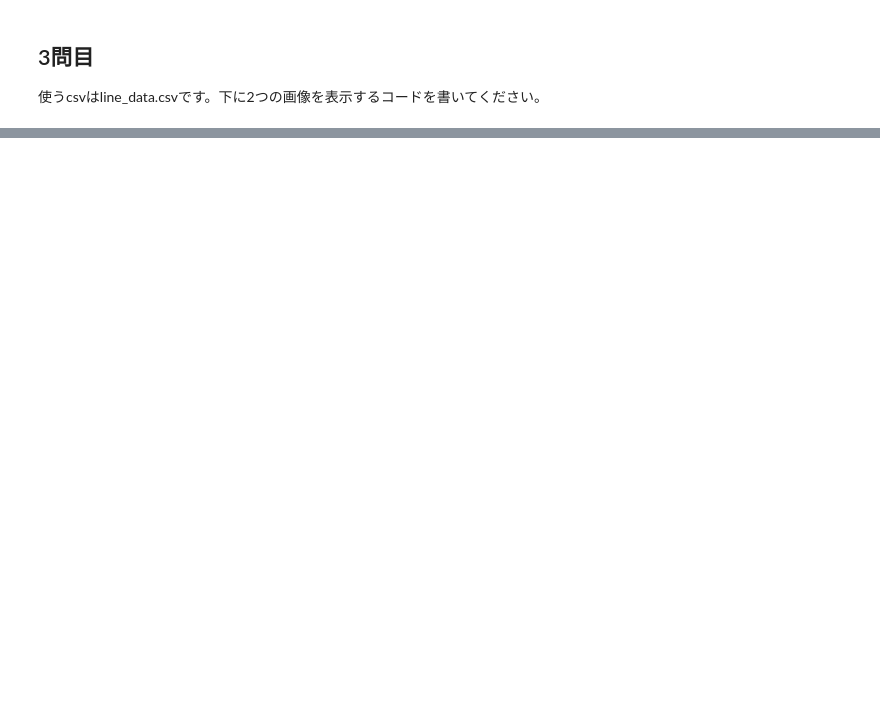
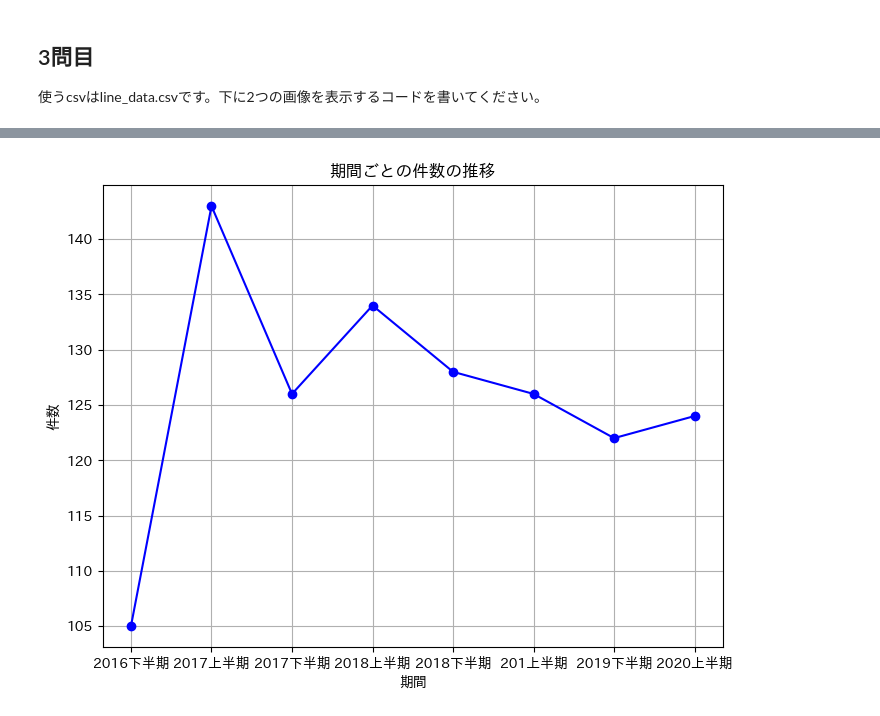
Before and after one commit to MotokiIketani2000/BasicPython, a Jupyter notebook: matplotlib_exercise.ipynb, the cells around one changed output, grey strips where cells are left out. Cells and saved outputs as stored; diff of their text form; code cells hidden in the pictures; blank space fills up the shorter version.

```diff
--- a/matplotlib_exercise.ipynb
+++ b/matplotlib_exercise.ipynb
@@ -51,12 +63,15 @@ plt.show()
 # %% [markdown]
 ![問3_2](./imgs/matplotlib/plot_3_2.png)
 # %%
-df_line = pd.read_csv("line_data.csv")
+df_line = pd.read_csv("./data/line_data.csv")
 plt.figure(figsize=(8, 6))
-plt.plot(df_line["x"], df_line["y1"], marker="o", linestyle="-", color="blue")
-plt.title("折れ線グラフ (y1)")
-plt.xlabel("x 軸")
-plt.ylabel("y1")
+plt.plot(df_line["期間"], df_line["件数"], marker="o", linestyle="-", color="blue")
+plt.title("期間ごとの件数の推移")
+plt.xlabel("期間")
+plt.ylabel("件数")
+plt.grid(True)
 plt.show()
+# %% [output]
+[figure, added]
 # %%
 plt.figure(figsize=(8, 6))
```
Also changed, not shown: parts of 5 cells of this notebook.
